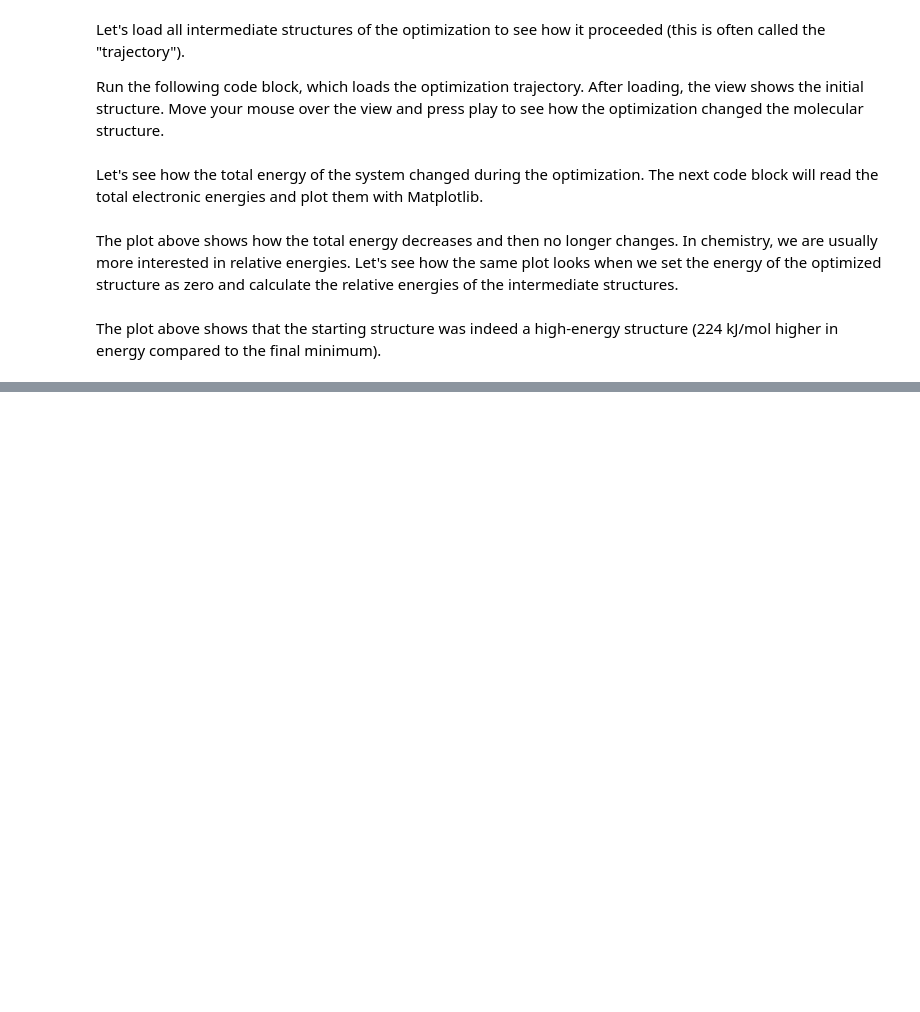
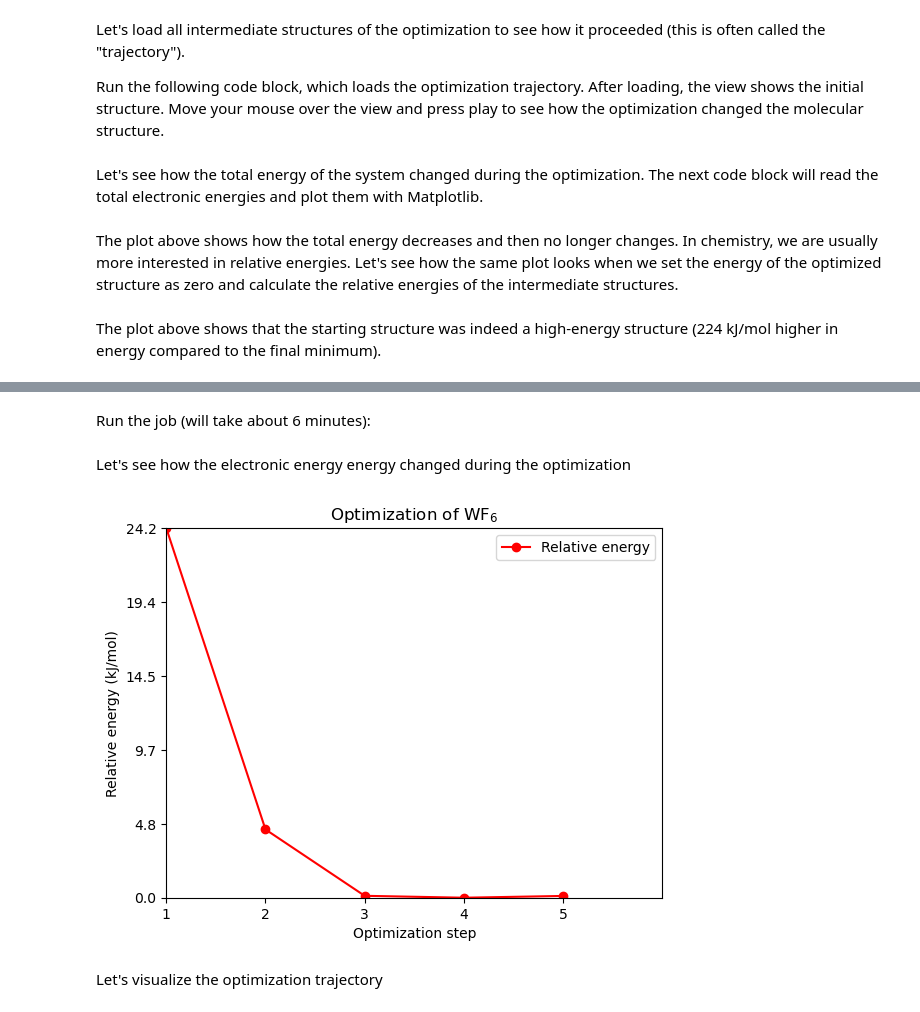
Before and after one commit to anttikarttunen/sscc2026-qc, a Jupyter notebook: basic/orca-basic.ipynb, the cells around one changed output, grey strips where cells are left out. Saved outputs shown, nothing was run; the diff lists cells and outputs as text; code cells hidden in the pictures; blank space fills up the shorter version.

```diff
--- a/basic/orca-basic.ipynb
+++ b/basic/orca-basic.ipynb
@@ -170,0 +244,2 @@ show_molecule(freq)
+# %% [markdown]
+Run the job (will take about 6 minutes):
@@ -170,0 +250,28 @@ show_molecule(freq)
+# %% [markdown]
+Let's see how the electronic energy energy changed during the optimization
+# %%
+import numpy as np
+import matplotlib.pyplot as plt
+from matplotlib.ticker import StrMethodFormatter
+
+HARTREE_TO_KJMOL = 2625.5
+energies_raw = !grep "FINAL SINGLE POINT ENERGY" wf6.out | awk '{print $NF}'
+energies = np.asarray(energies_raw, dtype=float)
+rel_energies = (energies - np.min(energies)) * HARTREE_TO_KJMOL
+steps = np.arange(1, len(energies_raw) + 1)
+
+plt.plot(steps, rel_energies, marker = 'o', color = 'red', label = 'Relative energy')
+plt.xlabel('Optimization step')
+plt.ylabel('Relative energy (kJ/mol)')
+plt.xlim(1, len(steps) + 1)
+plt.ylim(0, np.max(rel_energies))
+plt.xticks(np.arange(1, len(steps) + 1, 1))
+plt.yticks(np.linspace(np.min(rel_energies), max(rel_energies), 6))
+plt.gca().yaxis.set_major_formatter(StrMethodFormatter('{x:.1f}'))
+plt.legend(loc = 'upper right')
+plt.title('Optimization of WF$_6$')
+plt.show()
+# %% [output]
+[figure, added]
+# %% [markdown]
+Let's visualize the optimization trajectory
```
Also changed, not shown: parts of 46 cells of this notebook, 5 other files.
